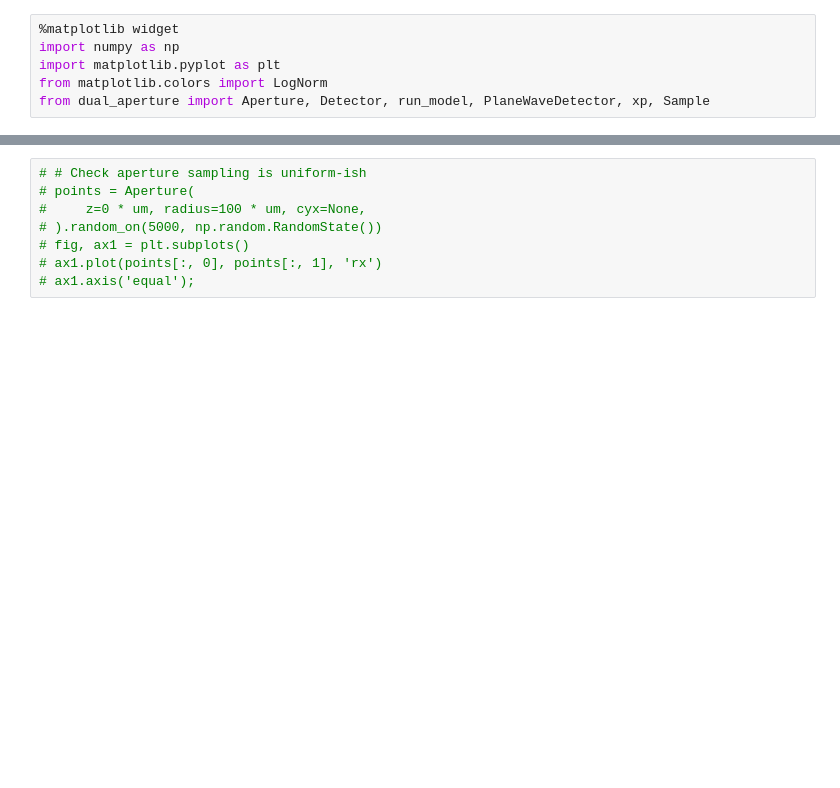
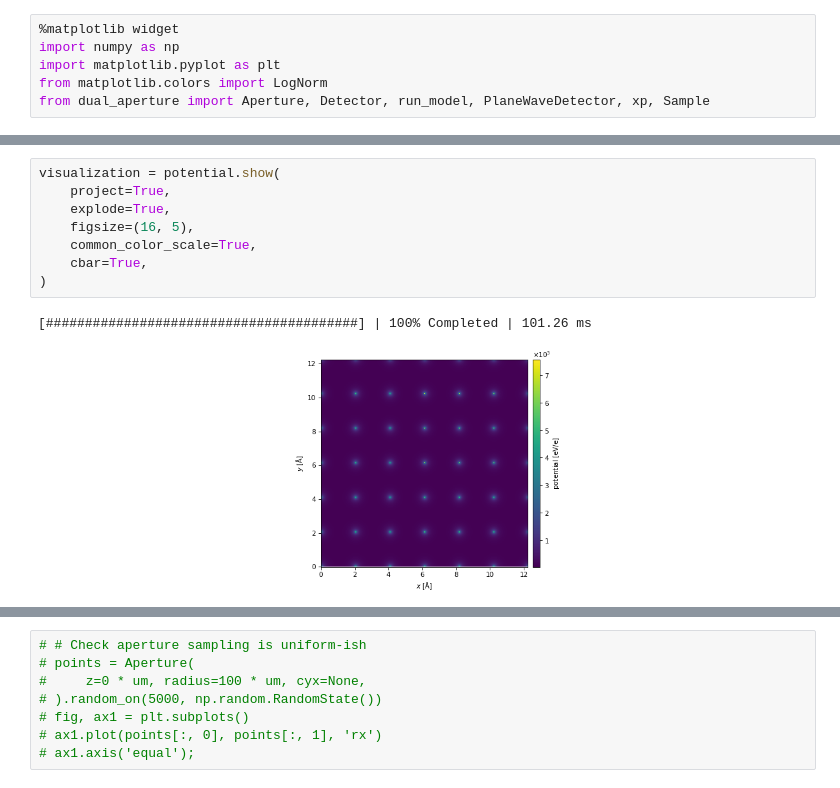
Before and after one commit to DavidLanders95/MonteCarloMS, a Jupyter notebook: dual_aperture.ipynb, the cells around one changed output, grey strips where cells are left out. Drawn from its saved outputs; the diff is of its cells as text; blank space fills up the shorter version.

```diff
--- a/dual_aperture.ipynb
+++ b/dual_aperture.ipynb
@@ -34,3 +35,14 @@ ax2.set_title('phase shift');
+# %%
+visualization = potential.show(
+    project=True,
+    explode=True,
+    figsize=(16, 5),
+    common_color_scale=True,
+    cbar=True,
+)
+# %% [output]
+[########################################] | 100% Completed | 101.26 ms
+[figure, added]
 # %%
 um = 1e-6
 nm = 1e-9
```
Also changed, not shown: parts of 7 cells of this notebook, 11 other files.
